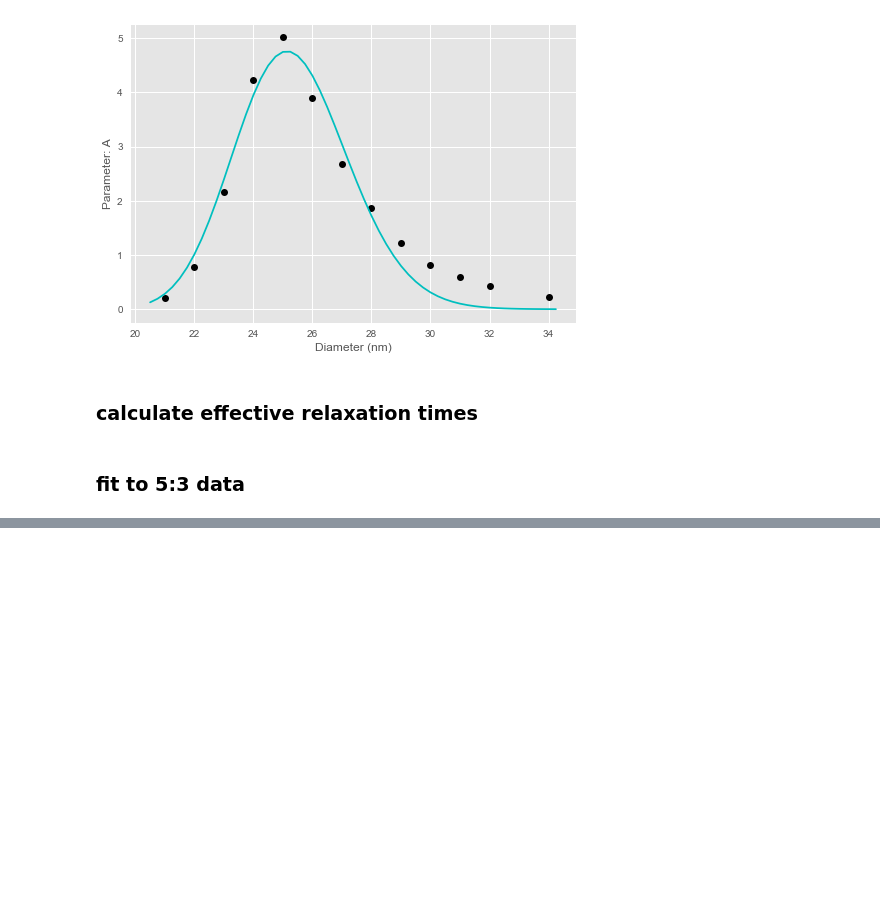
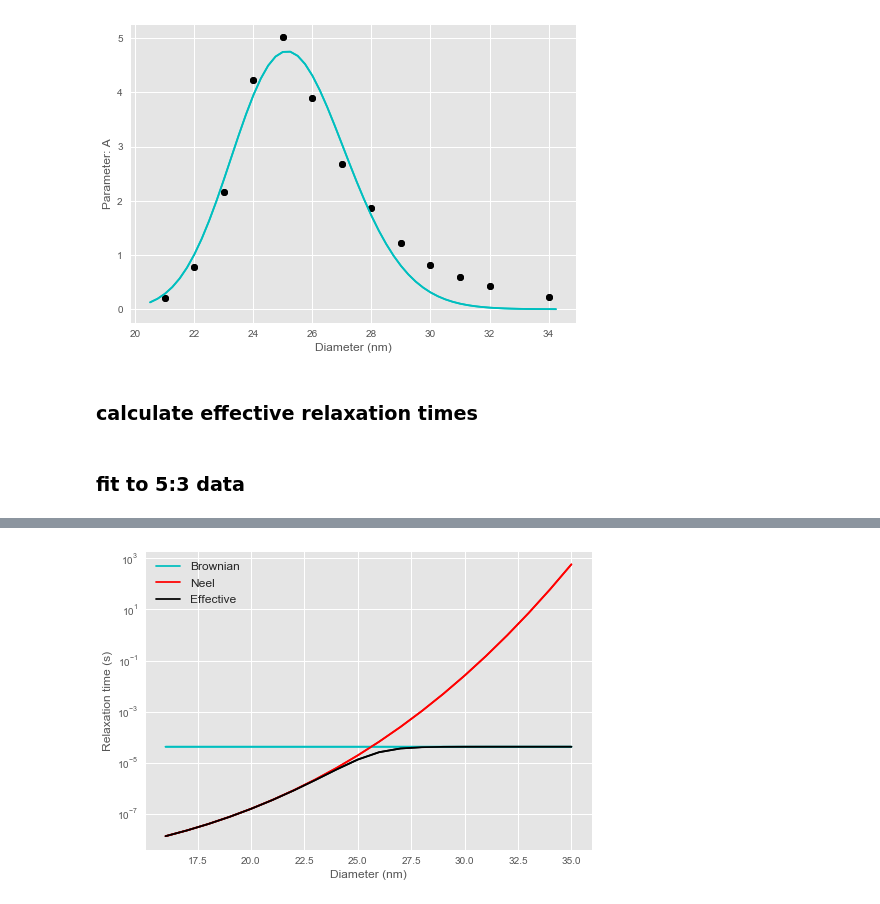
Before and after one commit to cshasha/simulation-analysis, a Jupyter notebook: tau_fitting.ipynb, the cells around one changed output, grey strips where cells are left out. Saved outputs shown, nothing was run; the diff lists cells and outputs as text; code cells hidden in the pictures; blank space fills up the shorter version.

```diff
--- a/tau_fitting.ipynb
+++ b/tau_fitting.ipynb
@@ -667,0 +673,16 @@ show()
+# %%
+cutdata = sdata[(sdata['b'] == 'on')]
+
+#pl.semilogy(cutdata['size'], cutdata['tau'],linestyle='None',marker='.')
+#pl.semilogy(cutdata['size'], cutdata['tauEff'],linestyle='None',marker='.')
+cutdata = cutdata.sort_values(by=['size'])
+pl.semilogy(cutdata['size'], cutdata['tauB'],c='c')
+pl.semilogy(cutdata['size'], cutdata['tauN'],c='r')
+pl.semilogy(cutdata['size'], cutdata['tauN']*cutdata['tauB']/(cutdata['tauN']+cutdata['tauB']),c='black')
+pl.legend(['Brownian','Neel','Effective'],fontsize=12)
+pl.ylabel('Relaxation time (s)')
+pl.xlabel('Diameter (nm)')
+#pl.savefig('relaxtimes.pdf',bbox_inches='tight')
+pl.show()
+# %% [output]
+[figure, added]
```
Also changed, not shown: parts of 8 cells of this notebook.
